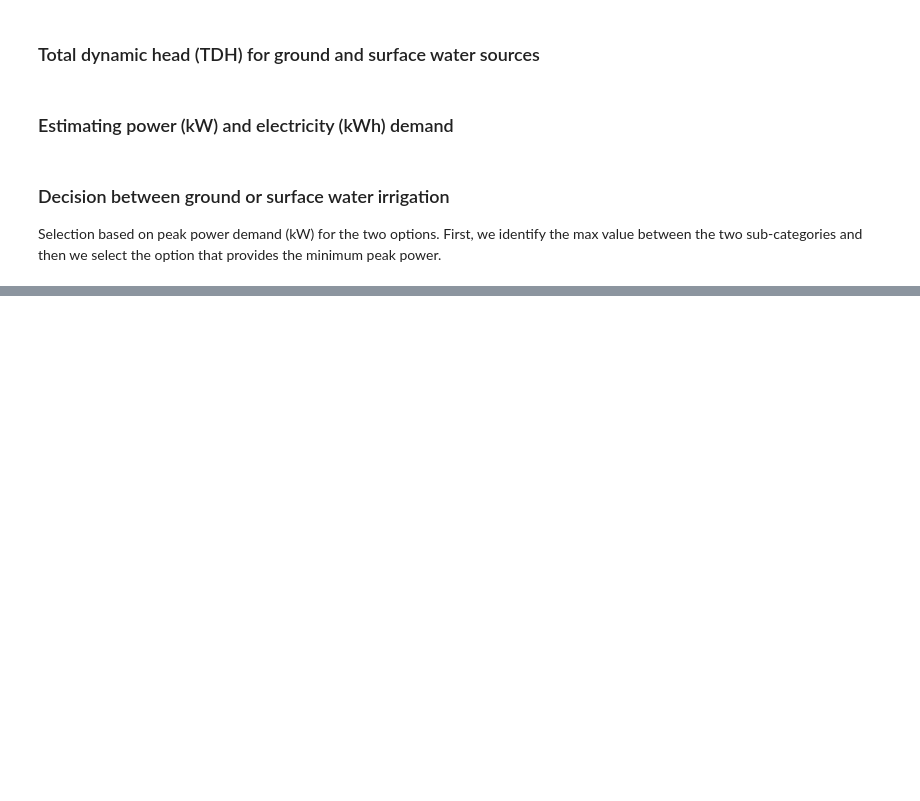
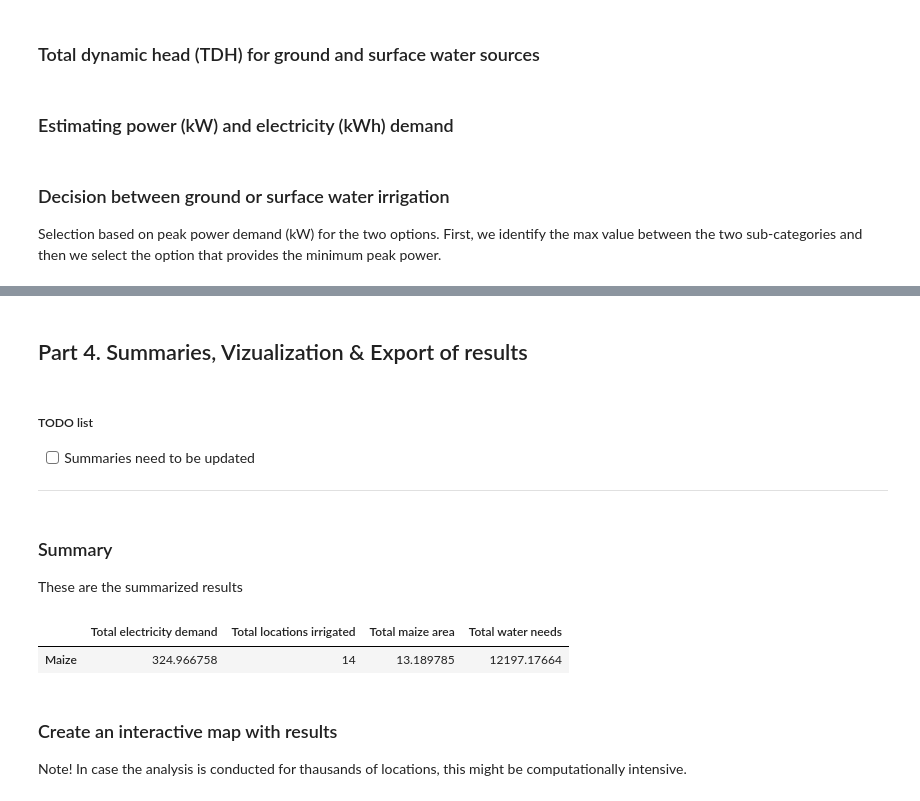
Before and after one commit to akorkovelos/agrodem, a Jupyter notebook: Agrodem.ipynb, the cells around one changed output, grey strips where cells are left out. Cells and saved outputs as stored; diff of their text form; code cells hidden in the pictures; blank space fills up the shorter version.

```diff
--- a/Agrodem.ipynb
+++ b/Agrodem.ipynb
@@ -150,4 +159,2 @@ For this example we assume that unimodal pattern for the whole study area, which
 
 --------------------------------------------------------------------------------------------------------------
-# %%
-df['Mode']=('region_1')
@@ -154,3 +200,10 @@ df['Mode']=('region_1')
+# %%
+# Run this and the model will do the assignment
+
+#df['Mode']=('region_1')
+df['Mode'] = ["region_1" if x in list_of_counties_region_1 else
+              ("region_2" if x in list_of_counties_region_2 else
+               ("region_3" if x in list_of_counties_region_3 else "region_unknown")) for x in df['State']]
 # %% [markdown]
 ### Calculate kc based on the different growth stages
 
@@ -543,7 +594,11 @@ def tdh_gw(row):
     return tdh
 
 def tdh_sw(row):
-    tdh=(row['sw_depth']*row["sw_dist"]*row["sw_suit_idx"]) + pres_head_sw + frict_head_sw
+    tsh = row['sw_depth'] - row['elevation']
+    if tsh <= 0:
+        tdh=(abs(row['sw_depth'] - row['elevation'])) + pres_head_sw + (frict_head_sw*row["sw_dist"]*row["sw_suit_idx"])
+    else:
+        tdh = pres_head_sw + (frict_head_sw*row["sw_dist"]*row["sw_suit_idx"])
     return tdh
 
 data['tdh_gw'] = data.apply(tdh_gw , axis=1)
@@ -622,0 +671,34 @@ writer.save()
+# %% [markdown]
+## Part 4. Summaries, Vizualization & Export of results
+# %%
+# This filters the dataframe, only keeping the locations for which electricity demand was identified
+
+demandf = data[data['Annual_elec_demand'].notnull() & (data["Annual_elec_demand"] != 0)]
+# %% [markdown]
+##### TODO list
+
+- [ ] Summaries need to be updated
+--------------------------------------------------------------------------------------------------------------
+# %%
+# Estimating summaries
+
+a = demandf["gross_an_irrig_req"].count()
+b = demandf["gross_an_irrig_req"].sum()
+c = demandf["Annual_elec_demand"].sum()
+d = demandf["harv_area"].sum()
+
+sums = [{'Total locations irrigated':a, 'Total maize area': d, 'Total water needs': b,'Total electricity demand':c}]
+
+summary_table = pd.DataFrame(sums, index = ["Maize"])
+
+display(Markdown('### Summary \n These are the summarized results'))
+summary_table
+# %% [output]
+### Summary
+ These are the summarized results
+|  | Total electricity demand | Total locations irrigated | Total maize area | Total water needs |
+| Maize | 324.966758 | 14 | 13.189785 | 12197.17664 |
+# %% [markdown]
+### Create an interactive map with results
+
+Note! In case the analysis is conducted for thausands of locations, this might be computationally intensive.
```
Also changed, not shown: parts of 21 cells of this notebook, 7 other files.
